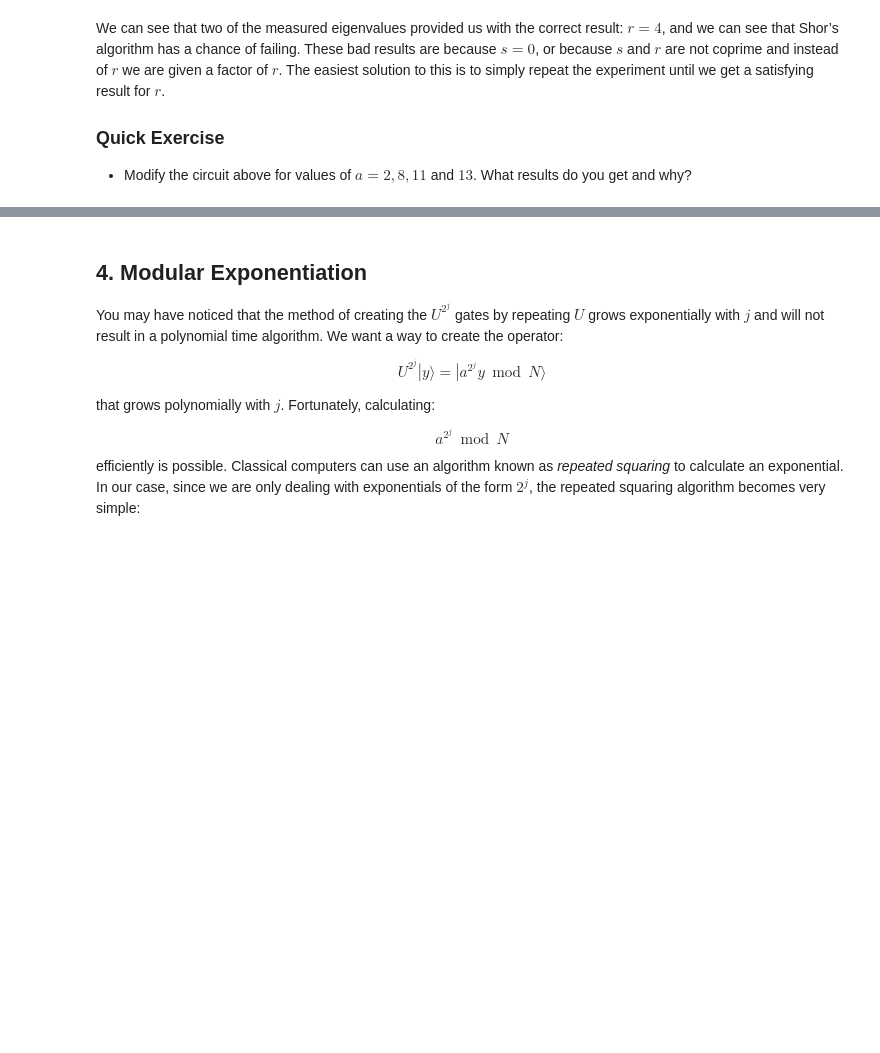
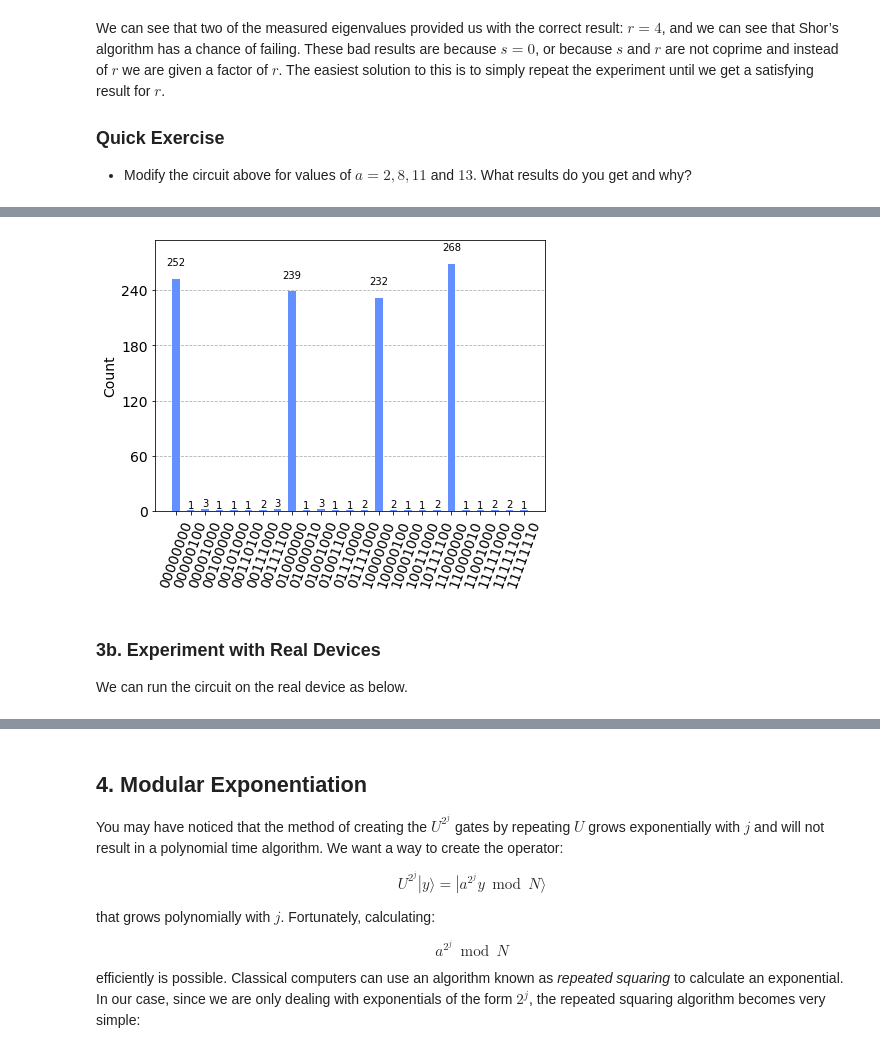
Before and after one commit to francois-marie/qiskit-demo, a Jupyter notebook: presentations/4_shor.ipynb, the cells around one changed output, grey strips where cells are left out. Cells and saved outputs as stored; diff of their text form; code cells hidden in the pictures; blank space fills up the shorter version.

```diff
--- a/presentations/4_shor.ipynb
+++ b/presentations/4_shor.ipynb
@@ -332,0 +467,20 @@ We can see that two of the measured eigenvalues provided us with the correct res
+# %%
+# Run the noisy simulation
+sim_thermal = AerSimulator(noise_model=noise_thermal)
+
+# Transpile circuit for noisy basis gates
+circ_tthermal = transpile(qc, sim_thermal)
+
+# Run and get counts
+result_thermal = sim_thermal.run(circ_tthermal).result()
+counts_thermal = result_thermal.get_counts(0)
+
+# Plot noisy output
+plot_histogram(counts_thermal)
+# %% [output]
+[figure, added]
+# %% [markdown]
+
+### 3b. Experiment with Real Devices <a id='device'></a>
+
+We can run the circuit on the real device as below.
```
Also changed, not shown: parts of 35 cells of this notebook.
